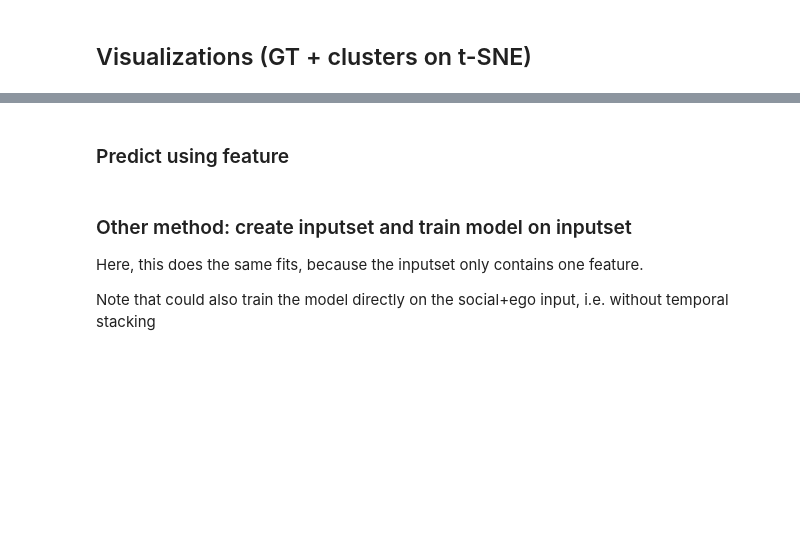
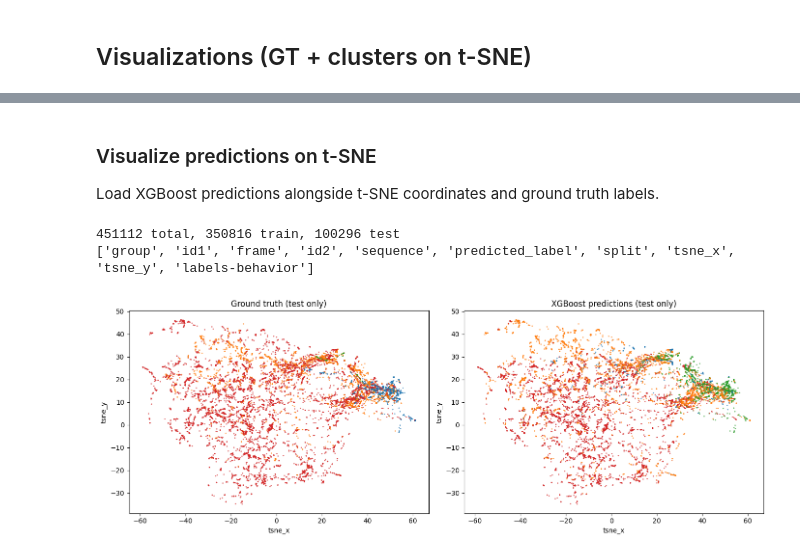
Before and after one commit to EcodylicScience/mosaic, a Jupyter notebook: notebooks/calms21-template.ipynb, the cells around one changed output, grey strips where cells are left out. Cells and saved outputs as stored; diff of their text form; code cells hidden in the pictures; blank space fills up the shorter version.

```diff
--- a/notebooks/calms21-template.ipynb
+++ b/notebooks/calms21-template.ipynb
@@ -337,7 +303,7 @@ test_seqs = [s for s in dataset.list_sequences() if "task1/test" in s]
 # %%
-# Temporal stack over wavelet features
+# Temporal stack over scaled wavelet features
 ts_stack = TemporalStackingFeature(
-    Inputs((social_wave_result, ego_wave_result)),
+    Inputs((scaler_result,)),
     params={
         "half": 2,
         "skip": 1,
@@ -350,8 +316,6 @@ ts_stack = TemporalStackingFeature(
 )
 ts_stack_result = dataset.run_feature(
     ts_stack,
-    groups=GROUP_SCOPE,
-    sequences=(train_seqs + test_seqs),  # explicitely uses all sequences as scope_filter here
     parallel_workers=4,
     parallel_mode="thread",
 )
@@ -429,21 +414,23 @@ Macro F1: 0.226
 # %% [markdown]
-### Predict using feature
+### Visualize predictions on t-SNE
+
+Load XGBoost predictions alongside t-SNE coordinates and ground truth labels.
 # %%
-# Predict back onto temporal-stack features
+df_pred = load_values(
+    dataset,
+    [
+        ResultColumn(column="predicted_label").from_result(xgb_result),
+        ResultColumn(column="split").from_result(labeled_templates_result),
+        ResultColumn(column="tsne_x").from_result(tsne_result),
+        ResultColumn(column="tsne_y").from_result(tsne_result),
+        GroundTruthLabelsSource(),
+    ],
+)
 
-predict_feat = ModelPredictFeature(
-    Inputs((ts_stack_result,)),  # reuse same features as for model fit
-    params={
-        "model_class": "mosaic.behavior.model_library.behavior_xgboost.BehaviorXGBoostModel",
-        "model_run_id": "calms21-local",
-        "model_name": xgb_model.name,
-        "output_feature_name": f"{xgb_model.name}-pred",
-    },
-)
-pred_result = dataset.run_feature(predict_feat, groups=GROUP_SCOPE)
-print(pred_result)
+df_test = df_pred[df_pred["split"] == "test"]
+df_train = df_pred[df_pred["split"] == "train"]
+print(f"{len(df_pred)} total, {len(df_train)} train, {len(df_test)} test")
+print(df_pred.columns.tolist())
+# %% [output]
+451112 total, 350816 train, 100296 test
+['group', 'id1', 'frame', 'id2', 'sequence', 'predicted_label', 'split', 'tsne_x', 'tsne_y', 'labels-behavior']
-# %% [markdown]
-### Other method: create inputset and train model on inputset
-Here, this does the same fits, because the inputset only contains one feature.
-
-Note that could also train the model directly on the social+ego input, i.e. without temporal stacking
@@ -455,0 +437,26 @@ Note that could also train the model directly on the social+ego input, i.e. with
+# %%
+fig, axes = plt.subplots(1, 2, figsize=(14, 6))
+
+for ax, col, title in [
+    (axes[0], "labels-behavior", "Ground truth (test only)"),
+    (axes[1], "predicted_label", "XGBoost predictions (test only)"),
+]:
+    sns.scatterplot(
+        data=df_test,
+        x="tsne_x",
+        y="tsne_y",
+        hue=col,
+        palette=sns.color_palette(n_colors=int(df_test[col].nunique())),
+        lw=0,
+        s=3,
+        alpha=0.15,
+        legend=None,
+        ax=ax,
+    )
+    ax.set_aspect("equal")
+    ax.set_title(title)
+
+plt.tight_layout()
+plt.show()
+# %% [output]
+[figure, added]
```
Also changed, not shown: parts of 31 cells of this notebook, 2 other files.
